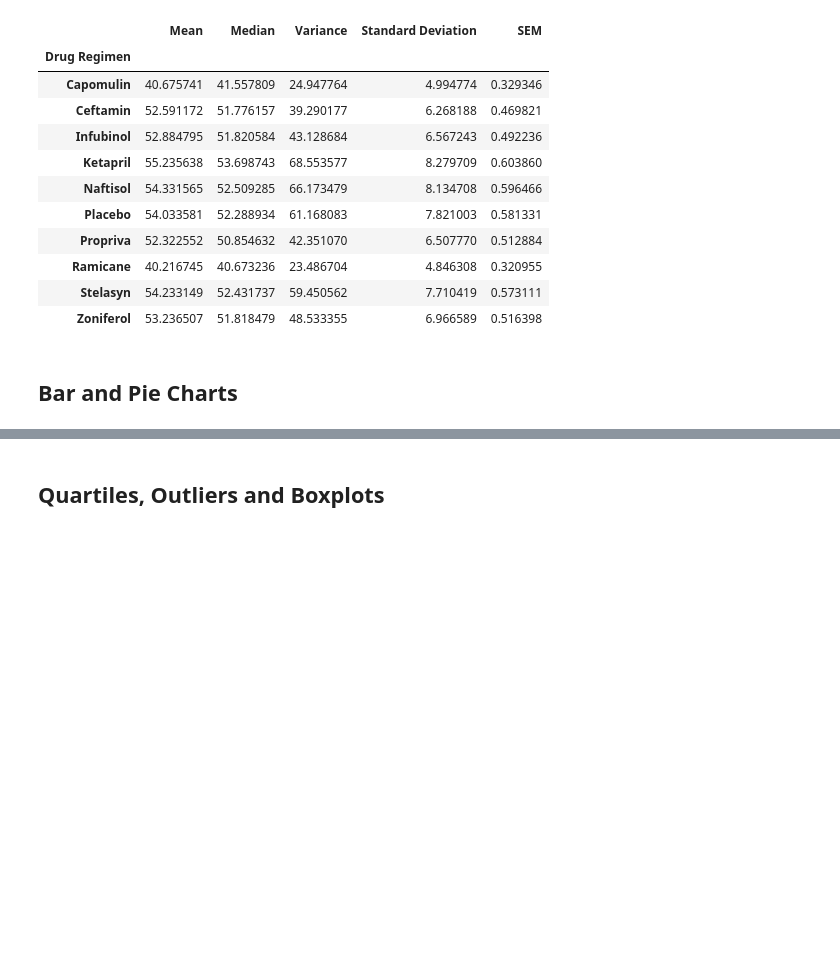
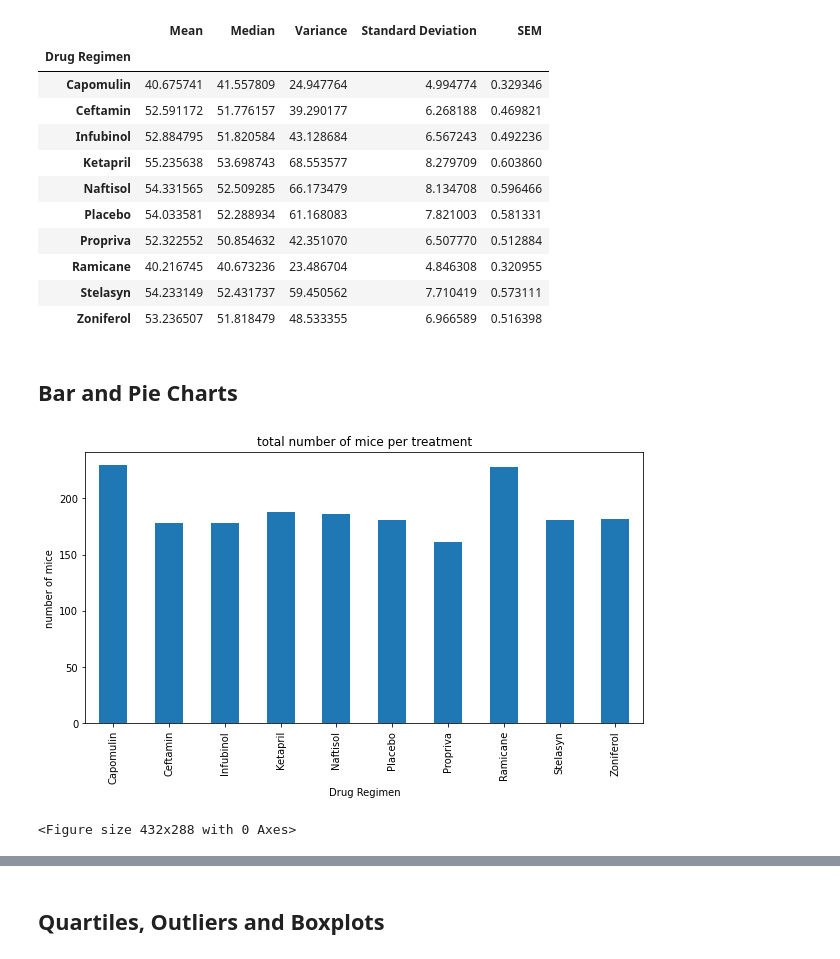
Before and after one commit to roz0716/matplotlib-challenge, a Jupyter notebook: Pymaceuticals/pymaceuticals_starter.ipynb, the cells around one changed output, grey strips where cells are left out. Cells and saved outputs as stored; diff of their text form; code cells hidden in the pictures; blank space fills up the shorter version.

Commit message:
added bar chart

```diff
--- a/Pymaceuticals/pymaceuticals_starter.ipynb
+++ b/Pymaceuticals/pymaceuticals_starter.ipynb
@@ -79,0 +76,20 @@ summary_stats
+# %%
+# Generate a bar plot showing the total number of mice for each treatment throughout the course of the study using pandas.
+
+#using groupby to find the total number of mice
+regimen_data_points = merge_data.groupby(["Drug Regimen"]).count()["Mouse ID"]
+
+#create chart
+regimen_data_points.plot(kind="bar", figsize=(10,5))
+
+#set chart
+plt.title("total number of mice per treatment")
+plt.xlabel("Drug Regimen")
+plt.ylabel("number of mice")
+
+#show chart and set layout
+plt.show()
+plt.tight_layout()
+# %% [output]
+[figure, added]
+<Figure size 432x288 with 0 Axes>
```
Also changed, not shown: parts of 3 cells of this notebook.
